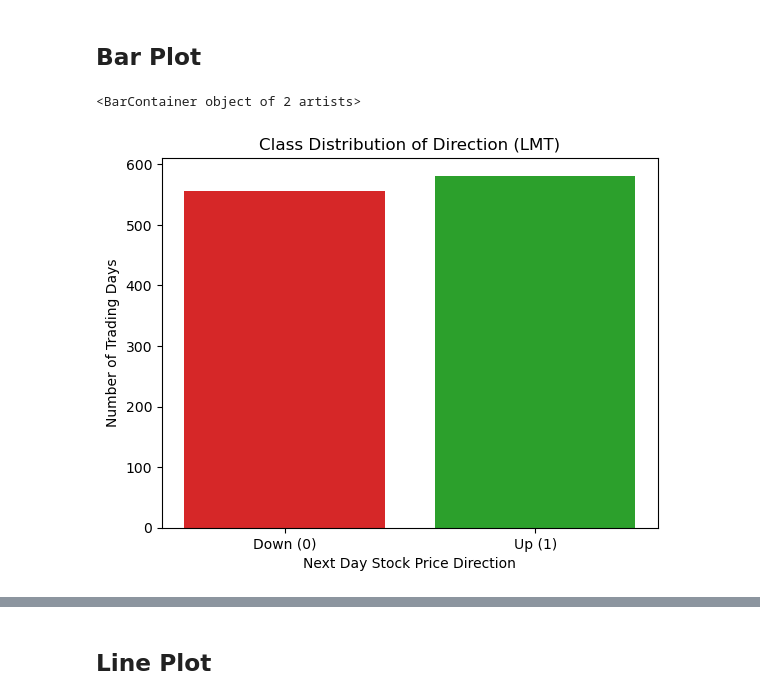
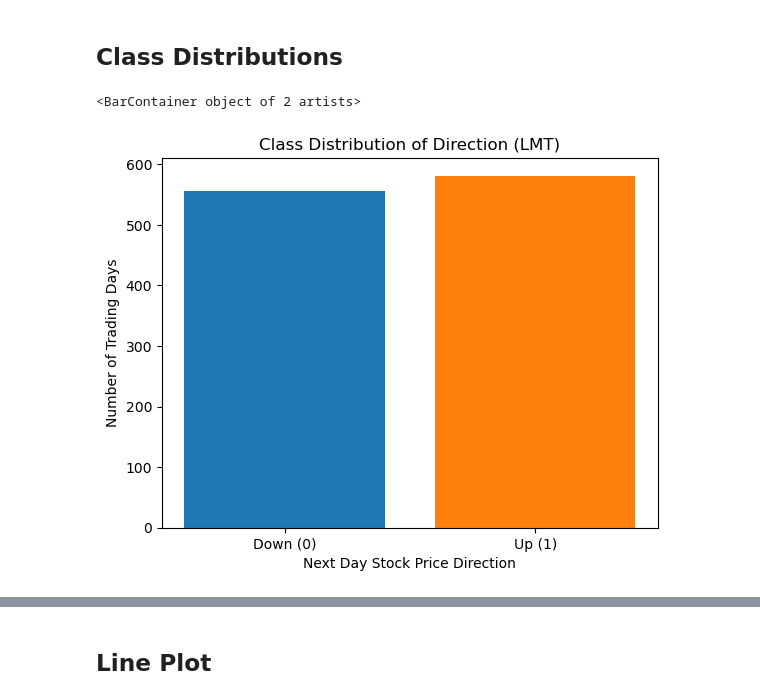
Before and after one commit to GrantThurman/stock-price-predictor, a Jupyter notebook: plots.ipynb, the cells around one changed output, grey strips where cells are left out. Saved outputs shown, nothing was run; the diff lists cells and outputs as text; code cells hidden in the pictures.

```diff
--- a/plots.ipynb
+++ b/plots.ipynb
@@ -2,20 +2,19 @@
 import pandas as pd
 import numpy as np
 import matplotlib.pyplot as plt
-# %% [markdown]
-## Bar Plot
+# %% [markdown]
+## Class Distributions
 # %%
-normal_df = pd.read_csv("clean_data/normalized_data.csv")
-normal_df["date"] = pd.to_datetime(normal_df["date"])
+df = pd.read_csv("clean_data/final_data.csv")
 
 # Count the ups and downs
-counts = normal_df["target"].value_counts().sort_index()
+counts = df["target"].value_counts().sort_index()
 labels = ["Down (0)", "Up (1)"]
 
 plt.title("Class Distribution of Direction (LMT)")
 plt.ylabel("Number of Trading Days")
 plt.xlabel("Next Day Stock Price Direction")
-plt.bar(labels, counts.values, color=["tab:red", "tab:green"])
+plt.bar(labels, counts.values, color=["tab:blue", "tab:orange"])
 # %% [output]
 <BarContainer object of 2 artists>
-[figure, old version]
+[figure, new version]
```
Also changed, not shown: parts of 2 cells of this notebook.
